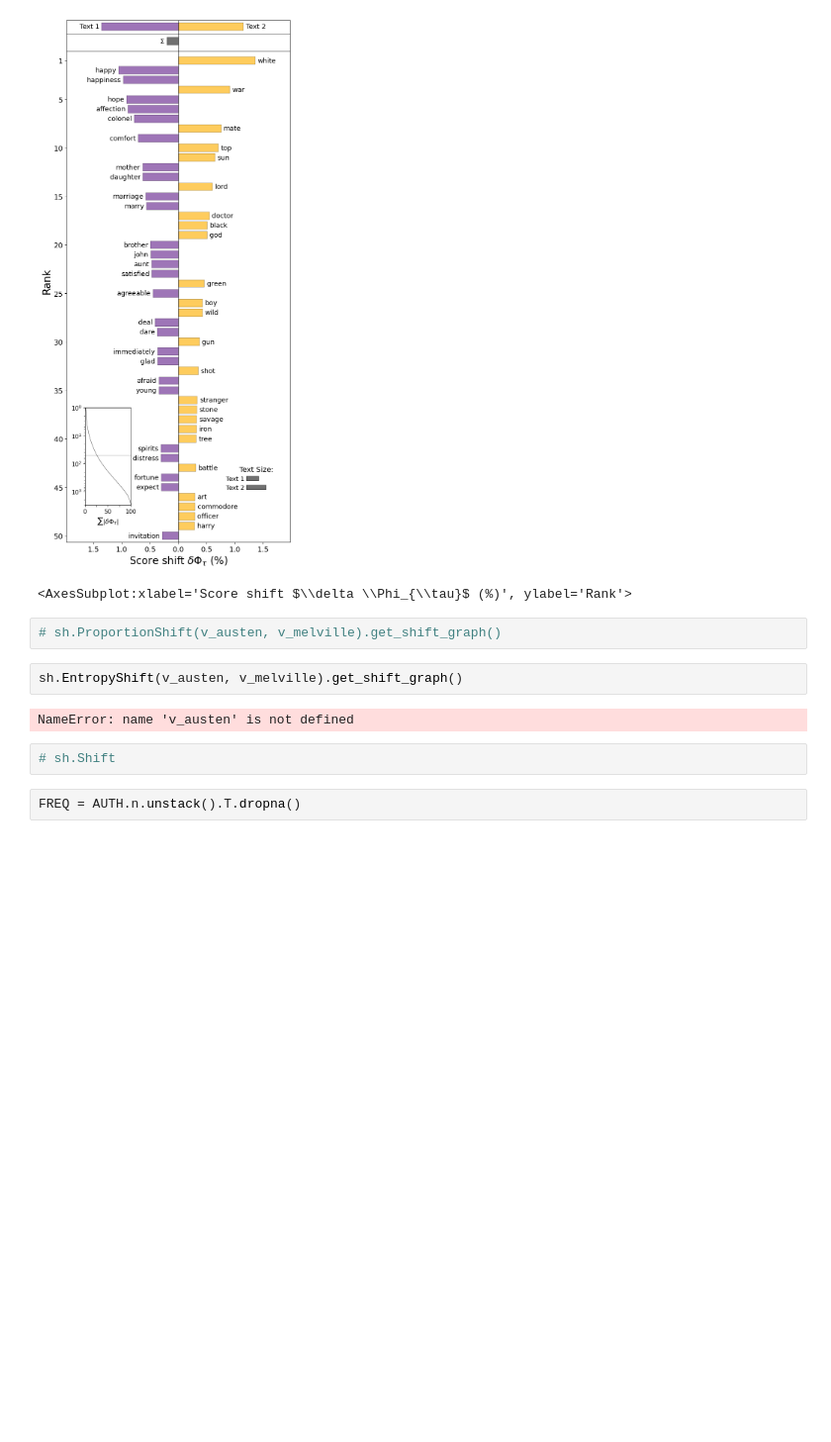
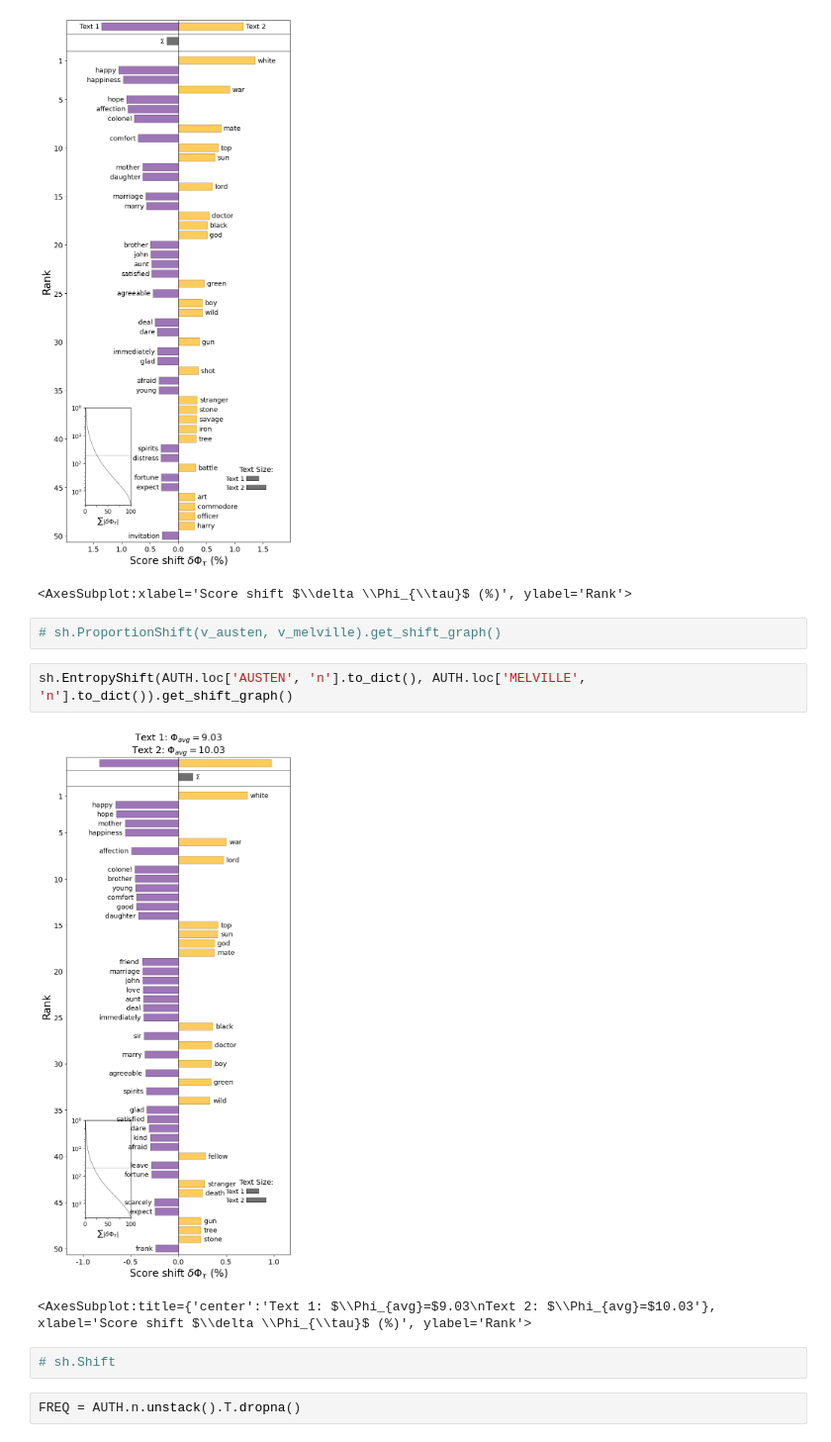
Before and after one commit to ontoligent/DS5001-2023-01-R, a Jupyter notebook: lessons/M10_SentimentAnalysis/M10_05_WordShiftGraphs.ipynb, the cells around one changed output. Shown: that part at 99% size. Cells and saved outputs as stored; diff of their text form; blank space fills up the shorter version.

```diff
--- a/lessons/M10_SentimentAnalysis/M10_05_WordShiftGraphs.ipynb
+++ b/lessons/M10_SentimentAnalysis/M10_05_WordShiftGraphs.ipynb
@@ -71,9 +71,10 @@ sh.JSDivergenceShift(AUTH.loc['AUSTEN', 'n'].to_dict(),
 # %%
 # sh.ProportionShift(v_austen, v_melville).get_shift_graph()
 # %%
-sh.EntropyShift(v_austen, v_melville).get_shift_graph()
+sh.EntropyShift(AUTH.loc['AUSTEN', 'n'].to_dict(), AUTH.loc['MELVILLE', 'n'].to_dict()).get_shift_graph()
 # %% [output]
+[figure, added]
-NameError: name 'v_austen' is not defined
+<AxesSubplot:title={'center':'Text 1: $\\Phi_{avg}=$9.03\nText 2: $\\Phi_{avg}=$10.03'}, xlabel='Score shift $\\delta \\Phi_{\\tau}$ (%)', ylabel='Rank'>
 # %%
 # sh.Shift
 # %%
```
Also changed, not shown: parts of 6 cells of this notebook, 1 other file.
